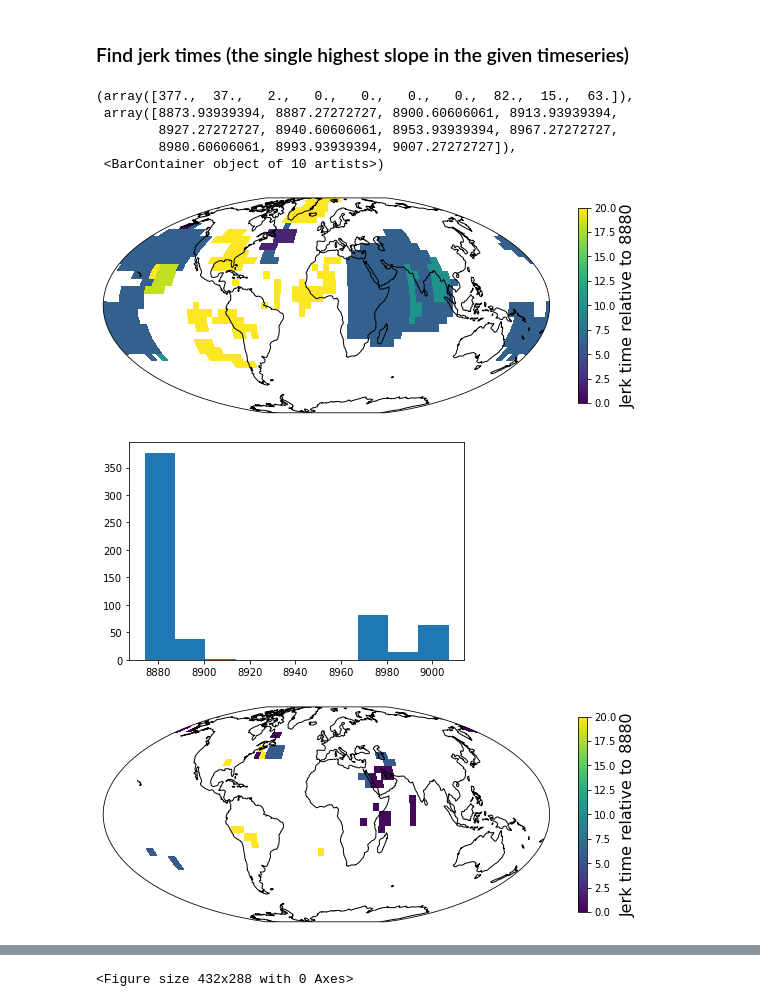
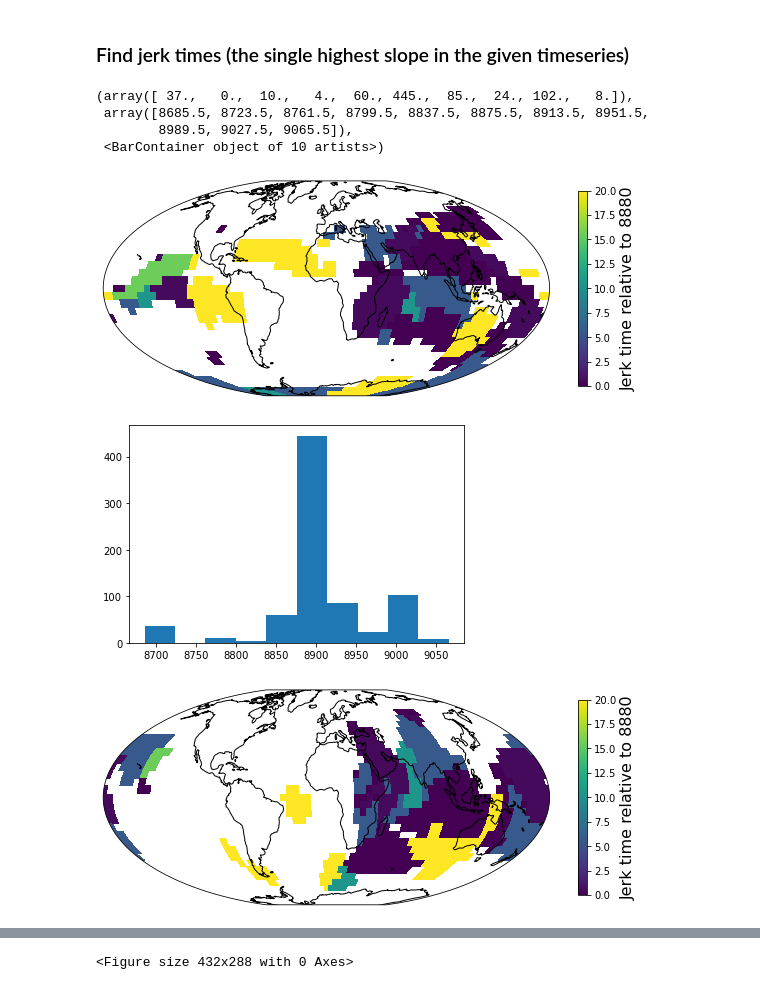
Before and after one commit to plivermore/jerk_finder, a Jupyter notebook: Python/Explore_path_model3.ipynb, the cells around one changed output, grey strips where cells are left out. Cells and saved outputs as stored; diff of their text form; code cells hidden in the pictures.

```diff
--- a/Python/Explore_path_model3.ipynb
+++ b/Python/Explore_path_model3.ipynb
@@ -145,5 +162,5 @@ def calc_delta_slope(timeseries, delta_t):
 # %%
-def find_slope_change(model, component = 4, type ='median_grad', times=[0,1,2], normalise = True):
+def find_slope_change(model, component = 4, type ='median_grad', times=[0,1,2], normalise = 'mean'):
     '''
     Return an array of the median gradient, mean gradient, or gradient of the average, for any or all components.
 
@@ -152,7 +169,7 @@ def find_slope_change(model, component = 4, type ='median_grad', times=[0,1,2],
     model: the saved structure of results
     component (integer): the vector component (1=x, 2=y, 3=z, 4 = stacked across all components)
     times: the times corresponding to the data
-    normalise (True/False): if True, normalise the change in slope by the timeseries average.
+    normalise: 'mean', 'median' or other. Normalise the gradient by the mean or median over the time period; if other, then don't normalise.
     type: either 'median_grad', 'mean_grad' or 'grad_mean'
 
     Outputs:
@@ -213,9 +230,33 @@ def find_slope_change(model, component = 4, type ='median_grad', times=[0,1,2],
                 calc_delta_slope(results[j][offset+16],delta_t)
             else:
                 change_slope[theta_index,phi_index,:] = results[j][offset] + results[j][offset+8] + results[j][offset+16]
-        if normalise:
+
+        if normalise == 'mean':
             if np.mean(change_slope[theta_index,phi_index,:]) > 0.0:
                 change_slope[theta_index,phi_index,:] = change_slope[theta_index,phi_index,:] / np.mean(change_slope[theta_index,phi_index,:])
+            else:
+                print('Attempting to normalise but encountered zero mean for theta_index {0:d},phi_index {1:d}'.format(theta_index,phi_index))
+        elif normalise == 'median':
+            if np.median(change_slope[theta_index,phi_index,:]) > 0.0:
+                change_slope[theta_index,phi_index,:] = change_slope[theta_index,phi_index,:] / np.median(change_slope[theta_index,phi_index,:])
+            else:
+                print('Attempting to normalise but encountered zero median for theta_index {0:d},phi_index {1:d}'.format(theta_index,phi_index))
+        elif normalise == 'meanSV':
+
+            Bx_dot, By_dot, Bz_dot = Bx_dot_saved[theta_index,phi_index,:], \
+            By_dot_saved[theta_index,phi_index,:], Bz_dot_saved[theta_index,phi_index,:]
+            if component == 0:
+                fac = abs(Bx_dot).mean()
+            elif component == 1:
+                fac = abs(By_dot).mean()
+            elif component == 2:
+                fac = abs(Bz_dot).mean()
+            else: # component is 4
+                fac = np.sqrt( abs(Bx_dot).mean()**2 + abs(By_dot).mean()**2 + abs(Bz_dot).mean()**2)
+            if fac > 0.0:
+                change_slope[theta_index,phi_index,:] = change_slope[theta_index,phi_index,:] / fac
+            else:
+                print('Attempting to normalise but encountered zero normalisation for theta_index {0:d},phi_index {1:d}'.format(theta_index,phi_index))
 
     return np.meshgrid(phis,thetas), change_slope
 # %%
@@ -400,11 +449,13 @@ ModuleNotFoundError: No module named 'ipywidgets'
 # %% [markdown]
 ### Find jerk times (the single highest slope in the given timeseries)
 # %%
-times_for_model = np.linspace(TIMES_MIN, TIMES_MAX, discretise_size, endpoint=True)
-(phi_grid,theta_grid), slopes = find_slope_change(results, component = 4,
-                            type ='grad_mean', times=times_for_model , normalise = True)
+#times_for_model = np.linspace(TIMES_MIN, TIMES_MAX, discretise_size, endpoint=True)
+times_for_model = 0.5*( time_intervals_edges[:-1] + time_intervals_edges[1:])
+
+(phi_grid,theta_grid), slopes = find_slope_change(results, component = 0,
+                            type ='median_grad', times=times_for_model , normalise = 'meanSV')
 jerk_times = np.zeros( (slopes.shape[0], slopes.shape[1]), dtype=float)
-threshold = 6
+threshold = 0.3
 for i in range(slopes.shape[0]):
     for j in range(slopes.shape[1]):
         jerk_times[i,j] = times_for_model[slopes[i,j,:].argmax() ]
@@ -413,47 +464,46 @@ for i in range(slopes.shape[0]):
 
 jerk_min_time =  8880
 
 from mpl_toolkits.axes_grid1.inset_locator import inset_axes
 
 f, axes = plt.subplots(nrows=1, ncols=1,figsize=(10,12), subplot_kw={'projection': ccrs.Mollweide() })
 marker_size = 11.
 
 #cax = axes.scatter(phi_grid,90.-theta_grid, s = marker_size, c=slopes[:,:,time_index],cmap=cmap, vmin=0, vmax=10)
 #axes.pcolormesh(slopes[:,:,time_index],origin='upper',extent=(-180,180,90,0) )
 pc = axes.pcolormesh(phi_grid, 90. - theta_grid, jerk_times[:,:]-jerk_min_time, cmap='viridis',vmin = 0, vmax=20, transform=ccrs.PlateCarree())
 #gl = axes.gridlines(crs=ccrs.PlateCarree(), draw_labels=True,
 #              linewidth=2, color='gray', alpha=0.5, linestyle='--')
 
 axes.coastlines()
 #axes.set_title('Delta at time {0:f}'.format(times[time_index]) )
 axes.top_labels = False
 axes.right_labels = False
 axes.xlines = False
 axes.xlocator = mticker.FixedLocator([-180, -135., -90, -45., 0, 45., 90, 135., 180])
 axes.xformatter = LONGITUDE_FORMATTER
 axes.yformatter = LATITUDE_FORMATTER
 
 clb = plt.colorbar(pc, ax=axes, shrink=0.30)
 clb.set_label('Jerk time relative to {0:d}'.format(jerk_min_time), fontsize=16)
 
 plt.figure()
 plt.hist(jerk_times[~np.isnan(jerk_times)])
 # %% [output]
-(array([377.,  37.,   2.,   0.,   0.,   0.,   0.,  82.,  15.,  63.]),
- array([8873.93939394, 8887.27272727, 8900.60606061, 8913.93939394,
-        8927.27272727, 8940.60606061, 8953.93939394, 8967.27272727,
-        8980.60606061, 8993.93939394, 9007.27272727]),
+(array([ 37.,   0.,  10.,   4.,  60., 445.,  85.,  24., 102.,   8.]),
+ array([8685.5, 8723.5, 8761.5, 8799.5, 8837.5, 8875.5, 8913.5, 8951.5,
+        8989.5, 9027.5, 9065.5]),
  <BarContainer object of 10 artists>)
-[figure, old version]
+[figure, new version]
-[figure, old version]
+[figure, new version]
 # %%
 times_for_model = 0.5*( time_intervals_edges[:-1] + time_intervals_edges[1:])
-component = 4
+component = 2
 type = 'median_grad'
 (phi_grid,theta_grid), slopes = find_slope_change(results, component = component,
-                            type = type, times=times_for_model , normalise = True)
+                            type = type, times=times_for_model , normalise = 'meanSV')
 jerk_times = np.zeros( (slopes.shape[0], slopes.shape[1]), dtype=float)
-threshold = 30
+threshold = 0.3
 for i in range(slopes.shape[0]):
     for j in range(slopes.shape[1]):
         jerk_times[i,j] = times_for_model[slopes[i,j,:].argmax() ]
@@ -485,6 +535,6 @@ axes.yformatter = LATITUDE_FORMATTER
 clb = plt.colorbar(pc, ax=axes, shrink=0.30)
 clb.set_label('Jerk time relative to {0:d}'.format(jerk_min_time), fontsize=16)
 
-f.savefig('Jerk_timing_component'+str(component)+'_type_'+type+'.pdf', bbox_inches='tight')
+f.savefig('Jerk_timing_component'+str(component)+'_type_'+type+'threshold'+str(threshold)+'.pdf', bbox_inches='tight')
 # %% [output]
-[figure, old version]
+[figure, new version]
```
Also changed, not shown: parts of 12 cells of this notebook, 9 other files.
